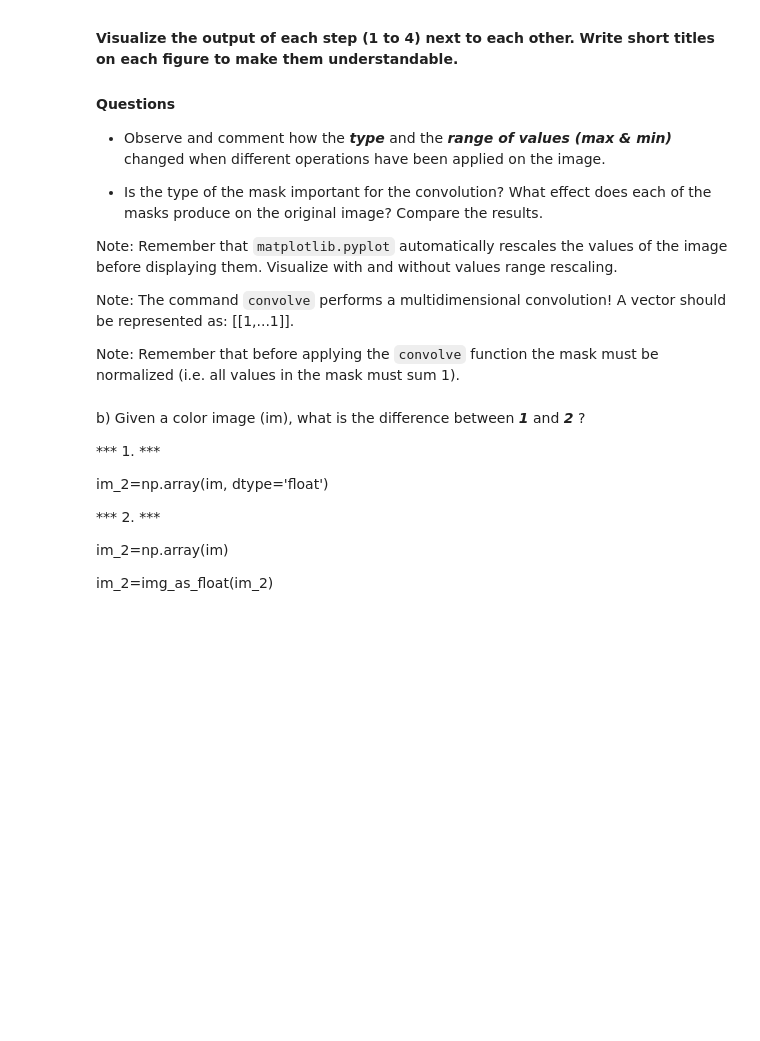
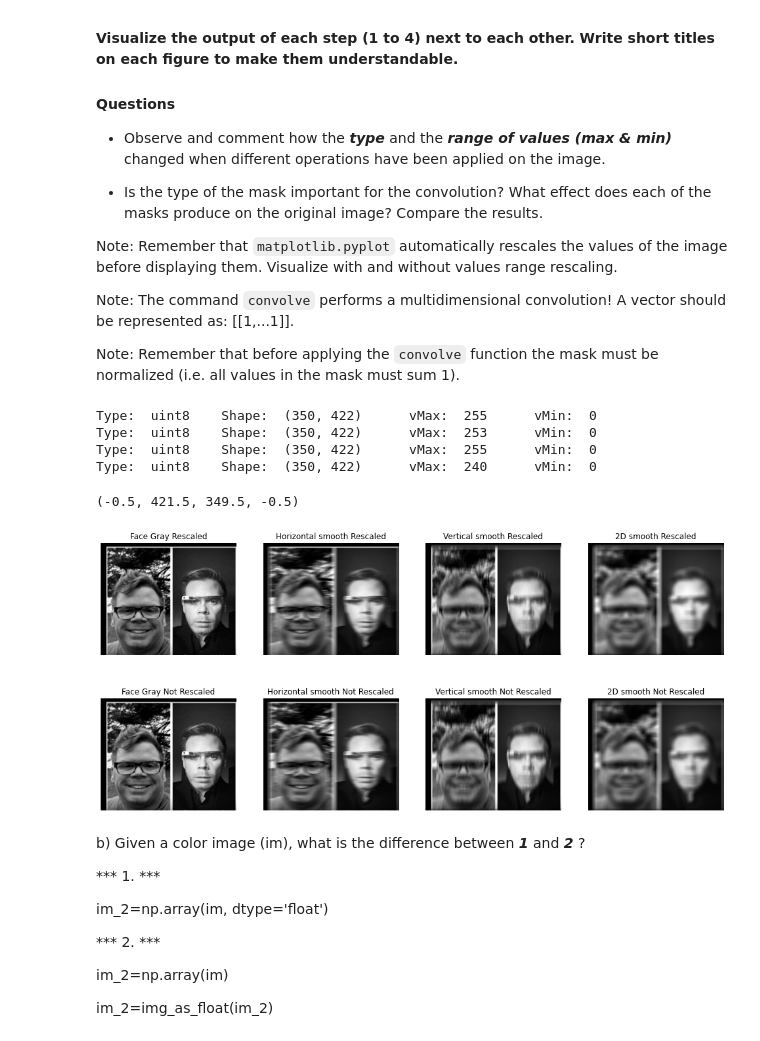
Before and after one commit to PauSolerValades/VA, a Jupyter notebook: Practica2/p2_2021-2022.ipynb, the cells around one changed output. Cells and saved outputs as stored; diff of their text form; code cells hidden in the pictures; blank space fills up the shorter version.

```diff
--- a/Practica2/p2_2021-2022.ipynb
+++ b/Practica2/p2_2021-2022.ipynb
@@ -83,6 +153,80 @@ Note: Remember that `matplotlib.pyplot` automatically rescales the values of the
 Note: The command `convolve` performs a multidimensional convolution! A vector should be represented as: [[1,...1]].
 
 Note: Remember that before applying the `convolve` function the mask must be normalized (i.e. all values in the mask must sum 1).
+# %%
+from scipy.ndimage import convolve
+
+face_g=rgb2gray(rgba2rgb(face))
+
+mask_1d = [[1,1,1,1,1,1,1,1,1,1,1,1,1,1,1]]
+mask_1d = mask_1d/np.sum(mask_1d) #Normalize
+
+mask_2d = np.ones((15,15))
+mask_2d = mask_2d/np.sum(mask_2d) #Normalize
+
+face_g=255.0*face_g
+face_g=face_g.astype('uint8')
+
+convolved_face_h = convolve(face_g, mask_1d, mode='constant', cval=0.0)
+convolved_face_v = convolve(face_g, np.transpose(mask_1d), mode='constant', cval=0.0)
+convolved_face_2d = convolve(face_g, mask_2d, mode='constant', cval=0.0)
+
+
+print("Type: ", face_g.dtype, "\tShape: ", face_g.shape, "\tvMax: ", face_g.max(), "\tvMin: ", face_g.min())
+print("Type: ", convolved_face_h.dtype, "\tShape: ", convolved_face_h.shape, "\tvMax: ", convolved_face_h.max(), "\tvMin: ", convolved_face_h.min())
+print("Type: ", convolved_face_v.dtype, "\tShape: ", convolved_face_v.shape, "\tvMax: ", convolved_face_v.max(), "\tvMin: ", convolved_face_v.min())
+print("Type: ", convolved_face_2d.dtype, "\tShape: ", convolved_face_2d.shape, "\tvMax: ", convolved_face_2d.max(), "\tvMin: ", convolved_face_2d.min())
+
+
+fig = plt.figure(figsize=(17,8))
+
+fig.add_subplot(2,4,1)
+plt.imshow(face_g, cmap="gray")
+plt.title('Face Gray Rescaled')
+plt.axis("off")
+
+fig.add_subplot(2,4,2)
+plt.imshow(convolved_face_h, cmap="gray")
+plt.title('Horizontal smooth Rescaled')
+plt.axis("off")
+
+fig.add_subplot(2,4,3)
+plt.imshow(convolved_face_v, cmap="gray")
+plt.title('Vertical smooth Rescaled')
+plt.axis("off")
+
+fig.add_subplot(2,4,4)
+plt.imshow(convolved_face_2d, cmap="gray")
+plt.title('2D smooth Rescaled')
+plt.axis("off")
+#------------------------------------------------------
+
+fig.add_subplot(2,4,5)
+plt.imshow(face_gray, cmap="gray", vmin=0, vmax=255)
+plt.title('Face Gray Not Rescaled')
+plt.axis("off")
+
+fig.add_subplot(2,4,6)
+plt.imshow(convolved_face_h, cmap="gray", vmin=0, vmax=255)
+plt.title('Horizontal smooth Not Rescaled')
+plt.axis("off")
+
+fig.add_subplot(2,4,7)
+plt.imshow(convolved_face_v, cmap="gray", vmin=0, vmax=255)
+plt.title('Vertical smooth Not Rescaled')
+plt.axis("off")
+
+fig.add_subplot(2,4,8)
+plt.imshow(convolved_face_2d, cmap="gray", vmin=0, vmax=255)
+plt.title('2D smooth Not Rescaled')
+plt.axis("off")
+# %% [output]
+Type:  uint8    Shape:  (350, 422)      vMax:  255      vMin:  0
+Type:  uint8    Shape:  (350, 422)      vMax:  253      vMin:  0
+Type:  uint8    Shape:  (350, 422)      vMax:  255      vMin:  0
+Type:  uint8    Shape:  (350, 422)      vMax:  240      vMin:  0
+(-0.5, 421.5, 349.5, -0.5)
+[figure, added]
 # %% [markdown]
 b) Given a color image (im), what is the difference between ***1*** and ***2*** ?
 
```
Also changed, not shown: parts of 5 cells of this notebook.
